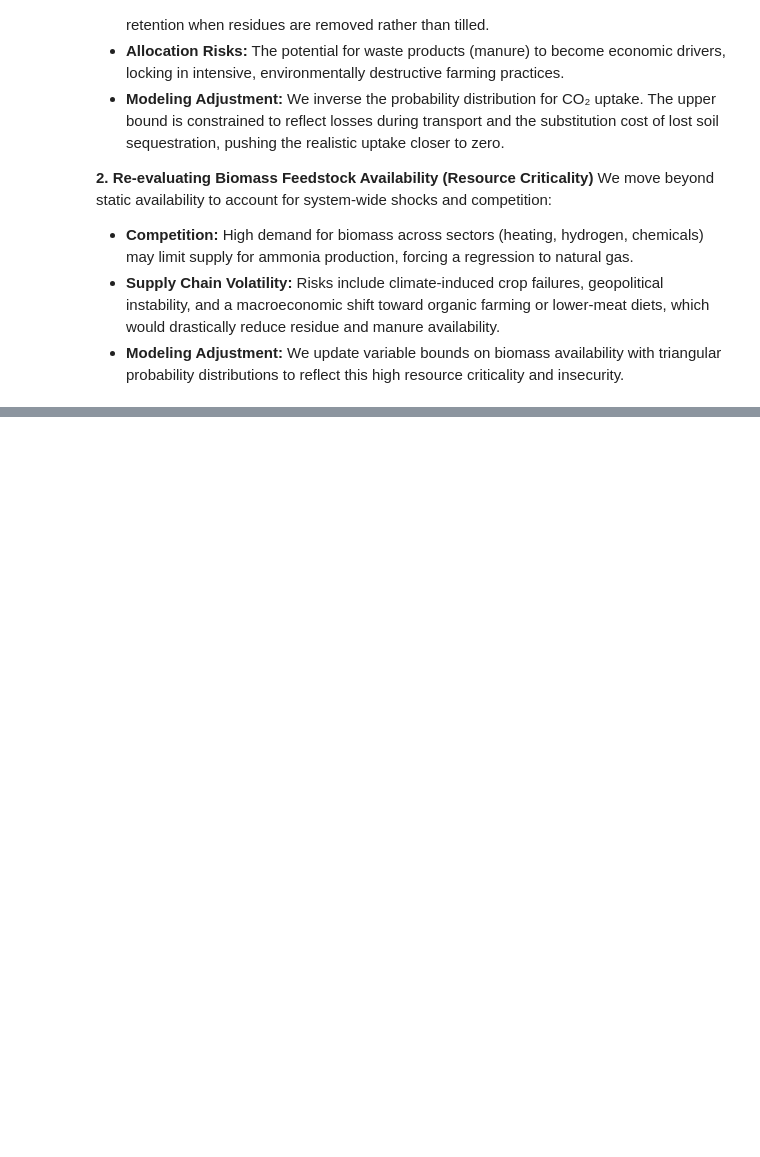
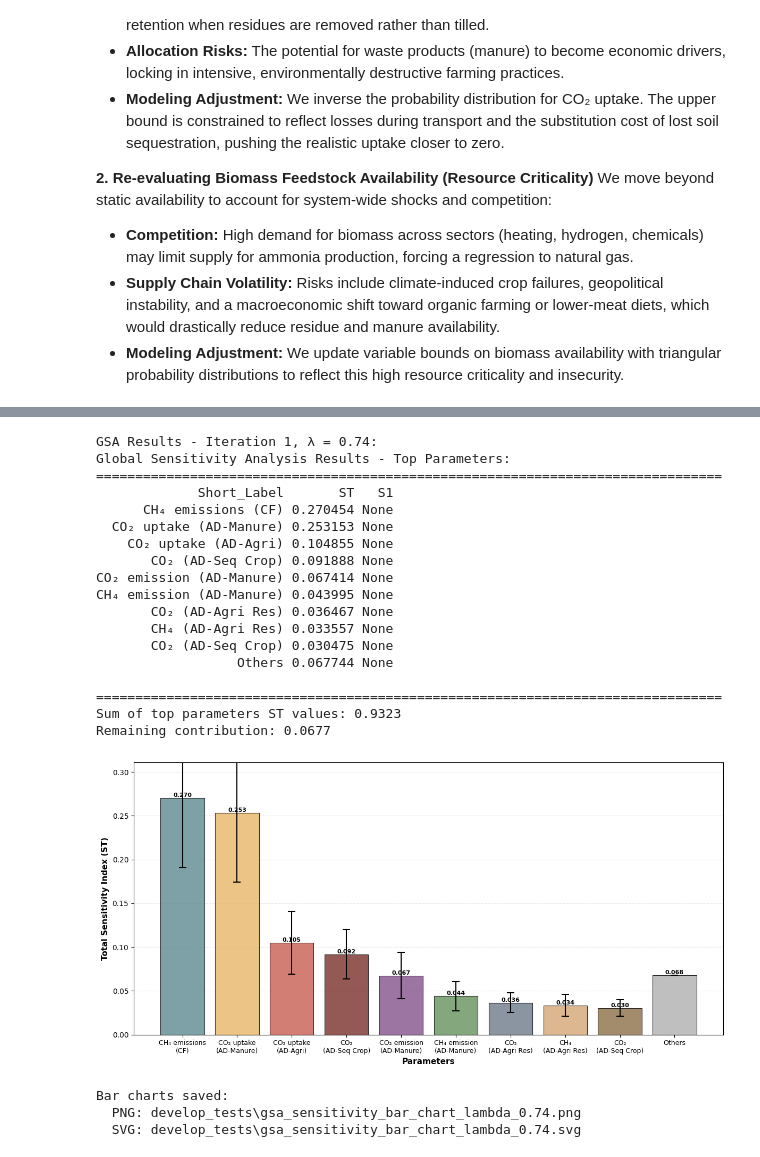
Before and after one commit to flechtenberg/pulpo, a Jupyter notebook: notebooks/01_uncertainty_case copy.ipynb, the cells around one changed output, grey strips where cells are left out. Cells and saved outputs as stored; diff of their text form; code cells hidden in the pictures; blank space fills up the shorter version.

```diff
--- a/notebooks/01_uncertainty_case copy.ipynb
+++ b/notebooks/01_uncertainty_case copy.ipynb
@@ -499,0 +835,13 @@ We move beyond static availability to account for system-wide shocks and competi
+# %%
+# Create GSA worker for λ = 0.74 (Iteration 1)
+pulpo_worker_gsa_it1_074 = deepcopy(pulpo_worker)
+# %%
+pulpo_worker_gsa_it1_074.import_and_filter_uncertainty_data(
+    cutoff=0.000019,
+    scaling_vector_strategy='naive',
+    result_data=results_CC_it1[0.7400000000000002],
+    plot_results=False,
+    plot_n_top_processes=19
+)
+
+pulpo_worker_gsa_it1_074.apply_uncertainty_strategies(strategies=all_strategies_it1)
@@ -499,0 +866,9 @@ We move beyond static availability to account for system-wide shocks and competi
+# %%
+total_Si_it1_074, sensitivity_indices_it1_074 = pulpo_worker_gsa_it1_074.run_gsa(
+    result_data=results_CC_it1[0.7400000000000002],
+    sample_method=sample_method,
+    SA_method=SA_method,
+    sample_size=100,
+    plot_gsa_results=False,
+    top_sensitivity_amt=20
+)
@@ -499,0 +1088,41 @@ We move beyond static availability to account for system-wide shocks and competi
+# %%
+# Bar chart for λ = 0.74
+gsa_df_it1_074, sum_st_it1_074, remaining_it1_074 = unc_utils.process_gsa_results(total_Si_it1_074, inv_map, proc_map, top_n=9)
+print("GSA Results - Iteration 1, λ = 0.74:")
+unc_plots.print_gsa_summary(gsa_df_it1_074, print_mapping_reference=False)
+
+bar_chart_paths_it1_074 = unc_plots.plot_gsa_bar_chart(
+    total_Si_it1_074,
+    inv_map,
+    proc_map,
+    results_dir=DIRECTORY,
+    figsize=(12, 6),
+    save_plot=True,
+    show_plot=True,
+    lambda_value=0.74,
+    top_n=9
+)
+print(f"\nBar charts saved:\n  PNG: {bar_chart_paths_it1_074['png']}\n  SVG: {bar_chart_paths_it1_074['svg']}")
+# %% [output]
+GSA Results - Iteration 1, λ = 0.74:
+Global Sensitivity Analysis Results - Top Parameters:
+================================================================================
+             Short_Label       ST   S1
+      CH₄ emissions (CF) 0.270454 None
+  CO₂ uptake (AD-Manure) 0.253153 None
+    CO₂ uptake (AD-Agri) 0.104855 None
+       CO₂ (AD-Seq Crop) 0.091888 None
+CO₂ emission (AD-Manure) 0.067414 None
+CH₄ emission (AD-Manure) 0.043995 None
+       CO₂ (AD-Agri Res) 0.036467 None
+       CH₄ (AD-Agri Res) 0.033557 None
+       CO₂ (AD-Seq Crop) 0.030475 None
+                  Others 0.067744 None
+
+================================================================================
+Sum of top parameters ST values: 0.9323
+Remaining contribution: 0.0677
+[figure, added]
+Bar charts saved:
+  PNG: develop_tests\gsa_sensitivity_bar_chart_lambda_0.74.png
+  SVG: develop_tests\gsa_sensitivity_bar_chart_lambda_0.74.svg
```
Also changed, not shown: parts of 49 cells of this notebook, 2 other files.
